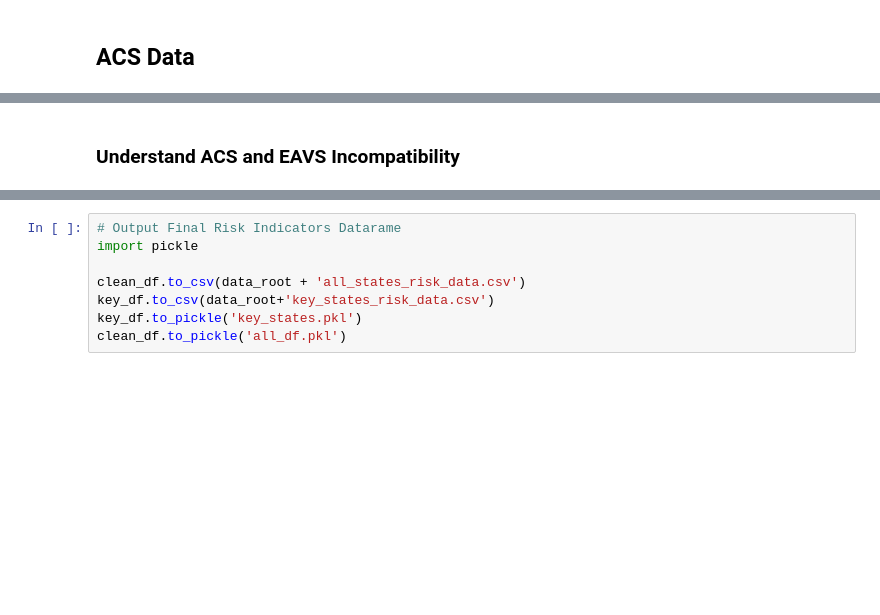
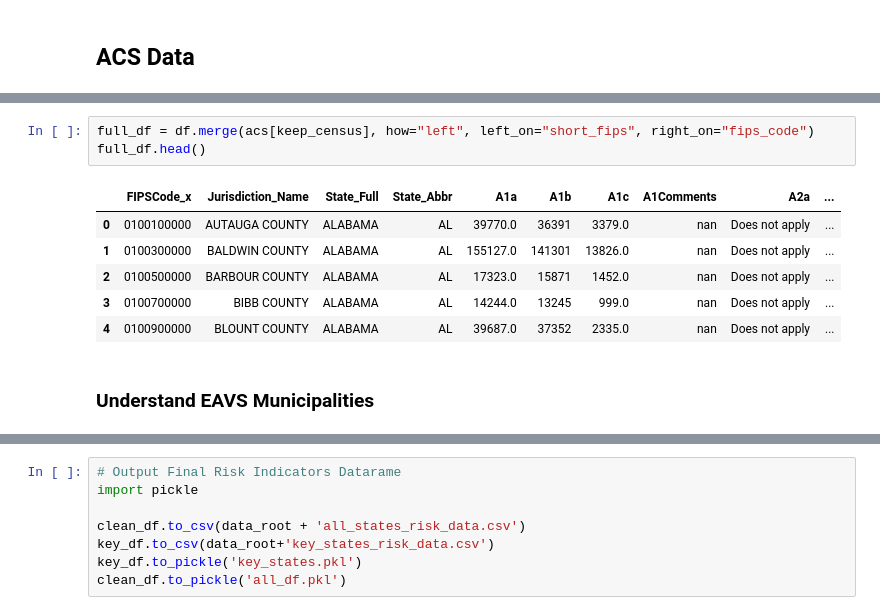
Before and after one commit to dssg/voter-protection, a Jupyter notebook: data/risk_processing_public.ipynb, the cells around one changed output, grey strips where cells are left out. Cells and saved outputs as stored; diff of their text form; blank space fills up the shorter version.

```diff
--- a/data/risk_processing_public.ipynb
+++ b/data/risk_processing_public.ipynb
@@ -416,2 +437,12 @@ Index(['Unnamed: 0', 'index', 'DP05_0033E', 'DP05_0038E', 'DP05_0072E',
+# %%
+full_df = df.merge(acs[keep_census], how="left", left_on="short_fips", right_on="fips_code")
+full_df.head()
+# %% [output]
+|  | FIPSCode_x | Jurisdiction_Name | State_Full | State_Abbr | A1a | A1b | A1c | A1Comments | A2a | ... |
+| 0 | 0100100000 | AUTAUGA COUNTY | ALABAMA | AL | 39770.0 | 36391 | 3379.0 | nan | Does not apply | ... |
+| 1 | 0100300000 | BALDWIN COUNTY | ALABAMA | AL | 155127.0 | 141301 | 13826.0 | nan | Does not apply | ... |
+| 2 | 0100500000 | BARBOUR COUNTY | ALABAMA | AL | 17323.0 | 15871 | 1452.0 | nan | Does not apply | ... |
+| 3 | 0100700000 | BIBB COUNTY | ALABAMA | AL | 14244.0 | 13245 | 999.0 | nan | Does not apply | ... |
+| 4 | 0100900000 | BLOUNT COUNTY | ALABAMA | AL | 39687.0 | 37352 | 2335.0 | nan | Does not apply | ... |
 # %% [markdown]
-### Understand ACS and  EAVS Incompatibility
+### Understand EAVS Municipalities
```
Also changed, not shown: parts of 36 cells of this notebook.
